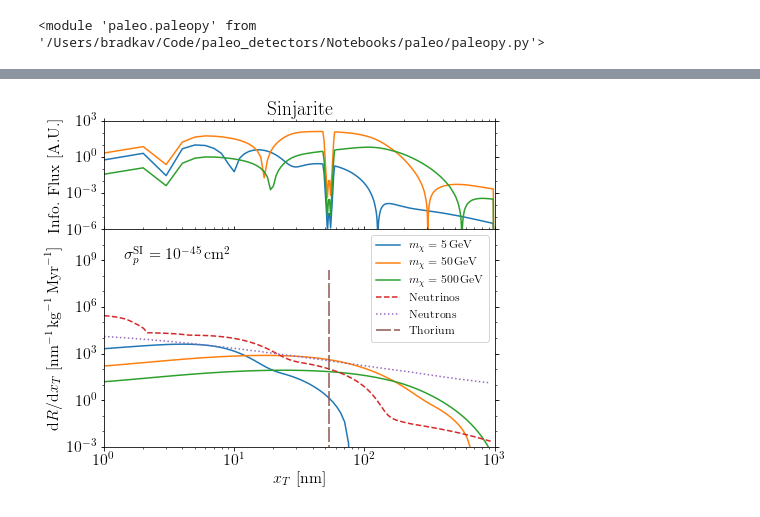
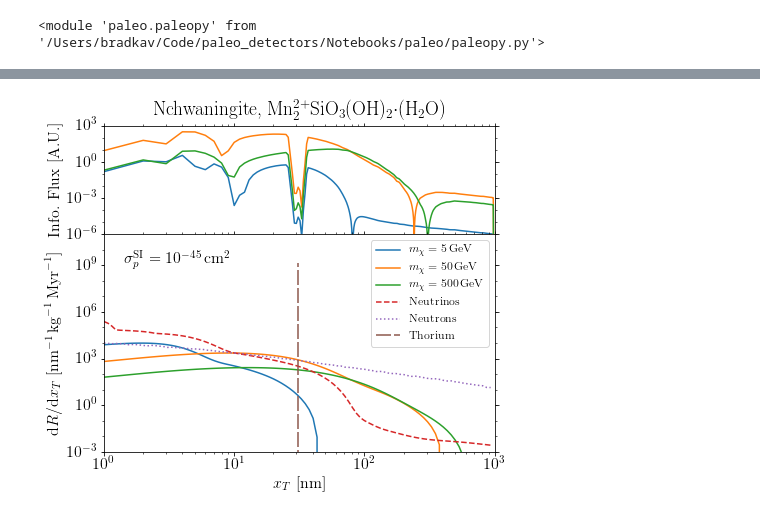
Before and after one commit to tedwards2412/paleo_detectors, a Jupyter notebook: Notebooks/PlotSpectra.ipynb, the cells around one changed output, grey strips where cells are left out. Cells and saved outputs as stored; diff of their text form; code cells hidden in the pictures.

```diff
--- a/Notebooks/PlotSpectra.ipynb
+++ b/Notebooks/PlotSpectra.ipynb
@@ -287,7 +274,7 @@ def GetInformationFlux(mineral, m_x, sigma_x, exposure, SF):
 mlist_1 = [5, 50, 500]
 
 
-def PlotSpectrumAndIF(mineral, sigma_x, exposure, SF, flux):
+def PlotSpectrumAndIF(mineral, sigma_x, exposure, SF, flux, title_text):
 
     x_bins = np.logspace(0,3,100)
 
@@ -342,7 +329,7 @@ def PlotSpectrumAndIF(mineral, sigma_x, exposure, SF, flux):
     ax2.text(0.05, 0.85, r"$\sigma_p^{\mathrm{SI}}=10^{-45}\,\mathrm{cm}^2$",fontsize=16.0, transform=ax2.transAxes)
 
 
-    ax1.set_title(mineral.name)
+    ax1.set_title(title_text)
     """
     ax = plt.gca()
 
@@ -390,5 +367,4 @@ PlotSpectrumAndIF(Oliv, 1.0, 1.0, SF_Oliv_1nm, IF_Oliv)
-# %%
-IF_Sinj = [GetInformationFlux(Sinj, mx, 1.0, 1.0, SF_Sinj_1nm) for mx in mlist_1]
-PlotSpectrumAndIF(Sinj, 1.0, 1.0, SF_Sinj_1nm, IF_Sinj)
-# %% [output]
-[figure, removed]
+# %%
+PlotSpectrumAndIF(Nchw, 1.0, 1.0, SF_Nchw_1nm, IF_Nchw, title_text = r"Nchwaningite, Mn$^{2+}_2$SiO$_3$(OH)$_2$$\cdot$(H$_2$O)")
+# %% [output]
+[figure, added]
```
Also changed, not shown: parts of 15 cells of this notebook, 9 other files.
